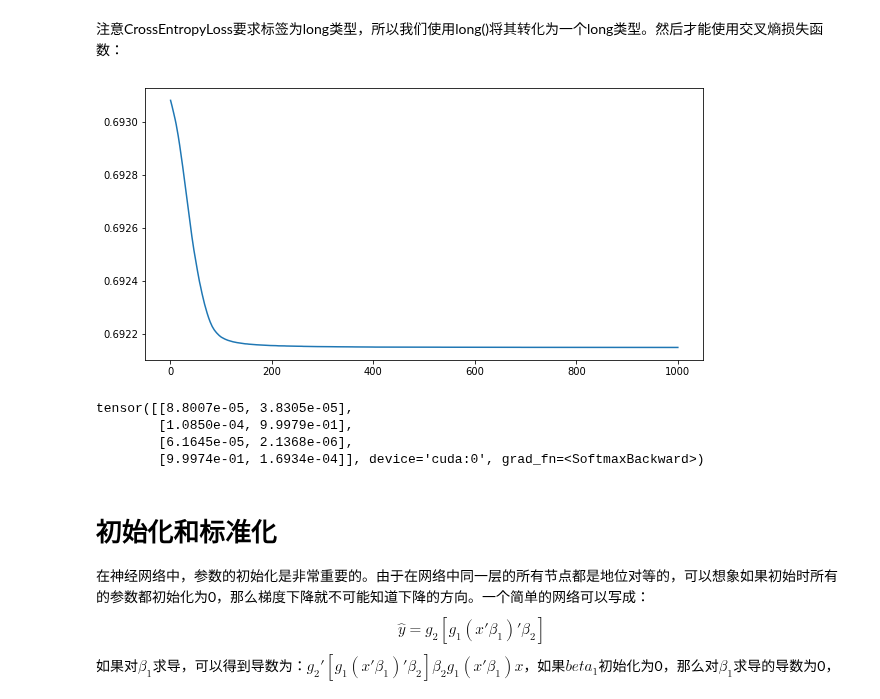
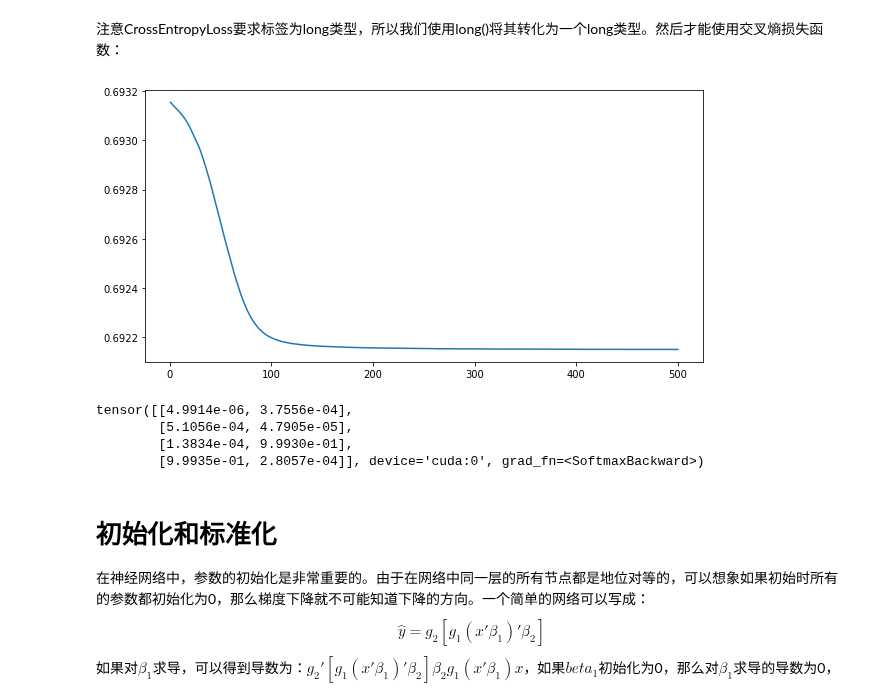
Before and after one commit to sijichun/PythonTutor, a Jupyter notebook: NN.ipynb, the cells around one changed output. Cells and saved outputs as stored; diff of their text form; code cells hidden in the pictures.

```diff
--- a/NN.ipynb
+++ b/NN.ipynb
@@ -224,7 +224,7 @@ self.layer1=nn.Sequential(OrderedDict([
 criterion=nn.MSELoss()
 optimizer=optim.Adam(model.parameters(), lr=0.01)
 losses=[]
-for i in range(1000):
+for i in range(500):
     for x,y in xor_dl:
         # 将x计算预测值
         y_pred=model(x.to(device))
@@ -315,7 +315,7 @@ model=XOR_net().to(device)
 criterion=nn.MSELoss()
 optimizer=optim.Adam(model.parameters(), lr=0.01)
 losses=[]
-for i in range(1000):
+for i in range(500):
     for x,y in xor_dl:
         # 将x计算预测值
         y_pred=model(x.to(device))
@@ -379,7 +379,7 @@ model=XOR_net().to(device)
 criterion=nn.MSELoss()
 optimizer=optim.Adam(model.parameters(), lr=0.01)
 losses=[]
-for i in range(1000):
+for i in range(500):
     for x,y in xor_dl:
         # 将x计算预测值
         y_pred=model(x.to(device))
@@ -485,7 +485,7 @@ model=XOR_net().to(device)
 criterion=nn.BCELoss()
 optimizer=optim.Adam(model.parameters(), lr=0.01)
 losses=[]
-for i in range(1000):
+for i in range(500):
     for x,y in xor_dl:
         # 将x计算预测值
         y_pred=model(x.to(device))
@@ -558,43 +558,43 @@ class XOR_net(nn.Module):
         return x
 
 model=XOR_net().to(device)
-# 这里使用BCELoss
+# 这里使用CrossEntropyLoss
 criterion=nn.CrossEntropyLoss()
 optimizer=optim.Adam(model.parameters(), lr=0.01)
 losses=[]
-for i in range(1000):
+for i in range(500):
     for x,y in xor_dl2:
         # 将x计算预测值
         y_pred=model(x.to(device))
         # 计算损失
         loss=criterion(y_pred, y.to(device))
         losses.append(loss.item())
         # 反向传播
         optimizer.zero_grad()
         loss.backward()
         optimizer.step()
 
 import matplotlib.pyplot as plt
 %matplotlib inline
 plt.rcParams['figure.figsize'] = (10.0, 5.0)
 
 i=np.arange(len(losses))+1
 plt.plot(i,np.array(losses))
 plt.show()
 
 X_pred=torch.tensor([[0.0,0],[0,1],[1,0],[1,1]]).to(device)
 
 # 改为预测模式
 model.eval()
 # 预测
 result=model(X_pred)
 print(result)
 # %% [output]
-[figure, old version]
+[figure, new version]
-tensor([[8.8007e-05, 3.8305e-05],
-        [1.0850e-04, 9.9979e-01],
-        [6.1645e-05, 2.1368e-06],
-        [9.9974e-01, 1.6934e-04]], device='cuda:0', grad_fn=<SoftmaxBackward>)
+tensor([[4.9914e-06, 3.7556e-04],
+        [5.1056e-04, 4.7905e-05],
+        [1.3834e-04, 9.9930e-01],
+        [9.9935e-01, 2.8057e-04]], device='cuda:0', grad_fn=<SoftmaxBackward>)
 # %% [markdown]
 # 初始化和标准化
 
```
Also changed, not shown: parts of 23 cells of this notebook, 2 other files.
